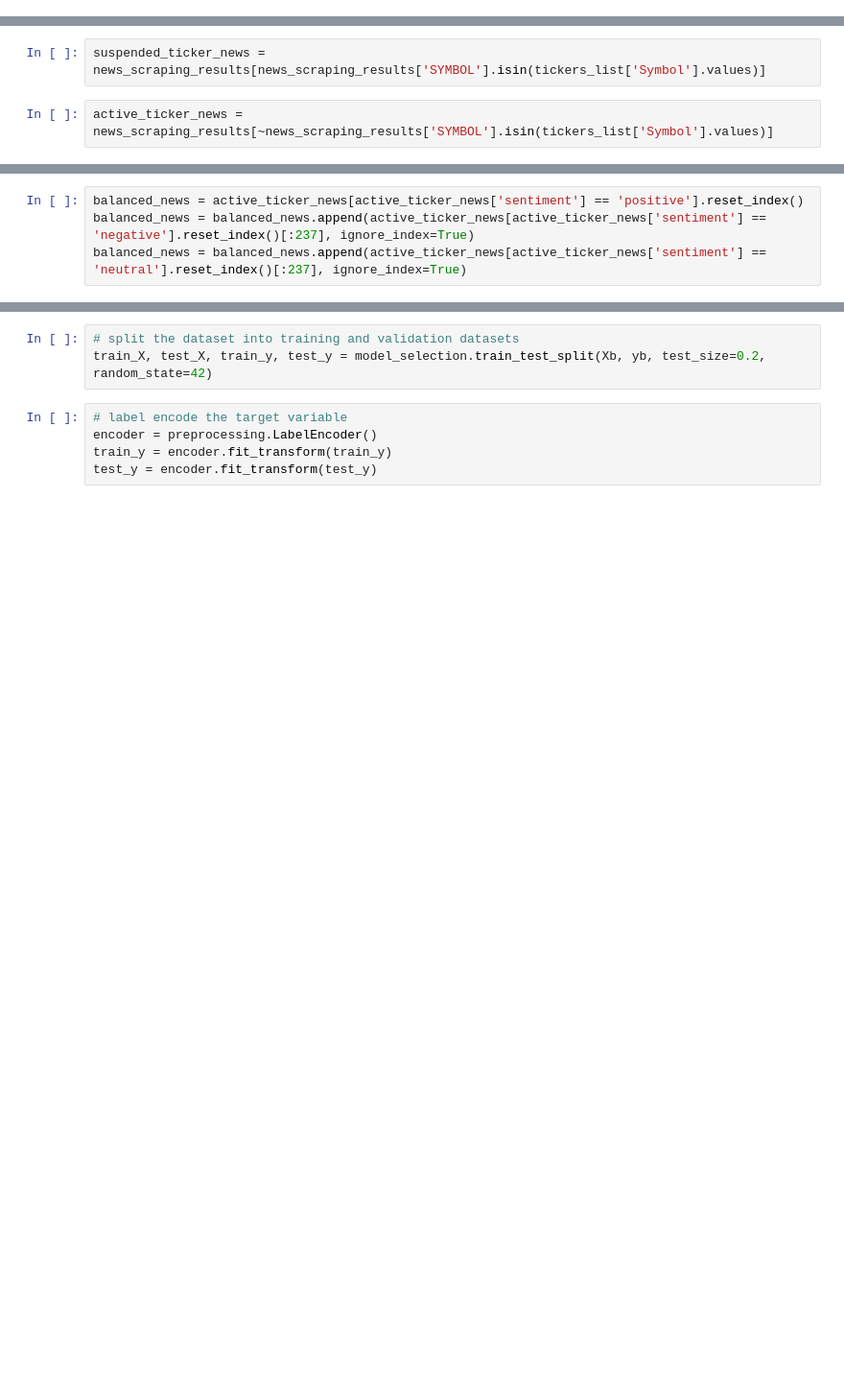
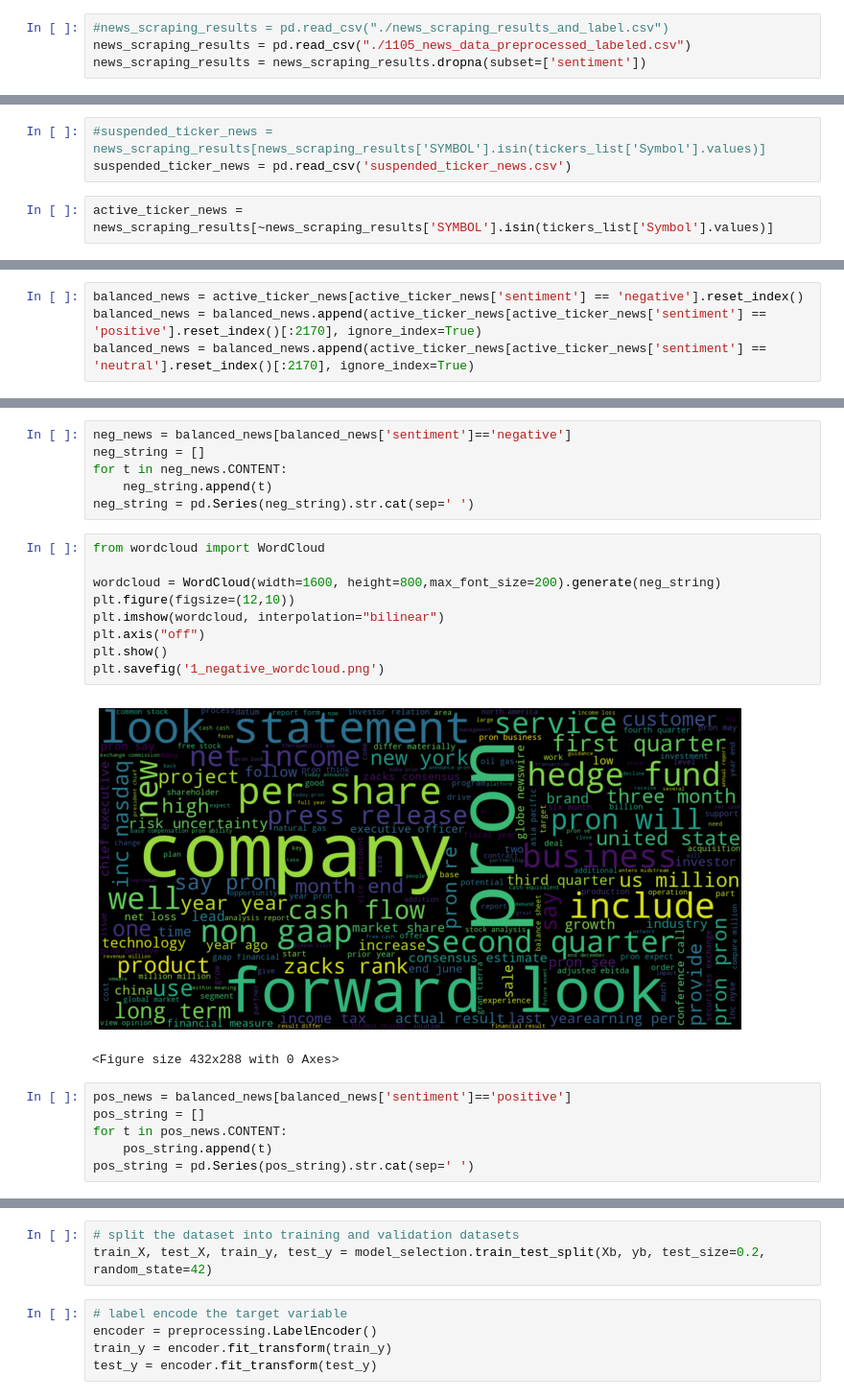
Before and after one commit to hAlbertK/Credit_Suisse_sentiment_analysis, a Jupyter notebook: NEW_text_classification.ipynb, the cells around one changed output, grey strips where cells are left out. Shown at 96% size. Cells and saved outputs as stored; diff of their text form; blank space fills up the shorter version.

```diff
--- a/NEW_text_classification.ipynb
+++ b/NEW_text_classification.ipynb
@@ -15,6 +10,11 @@ news_scraping_results = news_scraping_results.dropna(subset=['sentiment'])
+# %%
+#news_scraping_results = pd.read_csv("./news_scraping_results_and_label.csv")
+news_scraping_results = pd.read_csv("./1105_news_data_preprocessed_labeled.csv")
+news_scraping_results = news_scraping_results.dropna(subset=['sentiment'])
 # %%
 tickers_list = pd.read_csv("./tickers_list.csv")
 # %%
-suspended_ticker_news = news_scraping_results[news_scraping_results['SYMBOL'].isin(tickers_list['Symbol'].values)]
+#suspended_ticker_news = news_scraping_results[news_scraping_results['SYMBOL'].isin(tickers_list['Symbol'].values)]
+suspended_ticker_news = pd.read_csv('suspended_ticker_news.csv')
 # %%
 active_ticker_news = news_scraping_results[~news_scraping_results['SYMBOL'].isin(tickers_list['Symbol'].values)]
@@ -25,4 +21,4 @@ array([   0,    1,    2, ..., 2571, 2572, 2573])
 # %%
-balanced_news = active_ticker_news[active_ticker_news['sentiment'] == 'positive'].reset_index()
-balanced_news = balanced_news.append(active_ticker_news[active_ticker_news['sentiment'] == 'negative'].reset_index()[:237], ignore_index=True)
-balanced_news = balanced_news.append(active_ticker_news[active_ticker_news['sentiment'] == 'neutral'].reset_index()[:237], ignore_index=True)
+balanced_news = active_ticker_news[active_ticker_news['sentiment'] == 'negative'].reset_index()
+balanced_news = balanced_news.append(active_ticker_news[active_ticker_news['sentiment'] == 'positive'].reset_index()[:2170], ignore_index=True)
+balanced_news = balanced_news.append(active_ticker_news[active_ticker_news['sentiment'] == 'neutral'].reset_index()[:2170], ignore_index=True)
@@ -30,0 +37,24 @@ suspended_balanced_news = balanced_news.append(suspended_ticker_news.reset_index
+# %%
+neg_news = balanced_news[balanced_news['sentiment']=='negative']
+neg_string = []
+for t in neg_news.CONTENT:
+    neg_string.append(t)
+neg_string = pd.Series(neg_string).str.cat(sep=' ')
+# %%
+from wordcloud import WordCloud
+
+wordcloud = WordCloud(width=1600, height=800,max_font_size=200).generate(neg_string)
+plt.figure(figsize=(12,10))
+plt.imshow(wordcloud, interpolation="bilinear")
+plt.axis("off")
+plt.show()
+plt.savefig('1_negative_wordcloud.png')
+# %% [output]
+[figure, added]
+<Figure size 432x288 with 0 Axes>
+# %%
+pos_news = balanced_news[balanced_news['sentiment']=='positive']
+pos_string = []
+for t in pos_news.CONTENT:
+    pos_string.append(t)
+pos_string = pd.Series(pos_string).str.cat(sep=' ')
```
Also changed, not shown: parts of 59 cells of this notebook.
